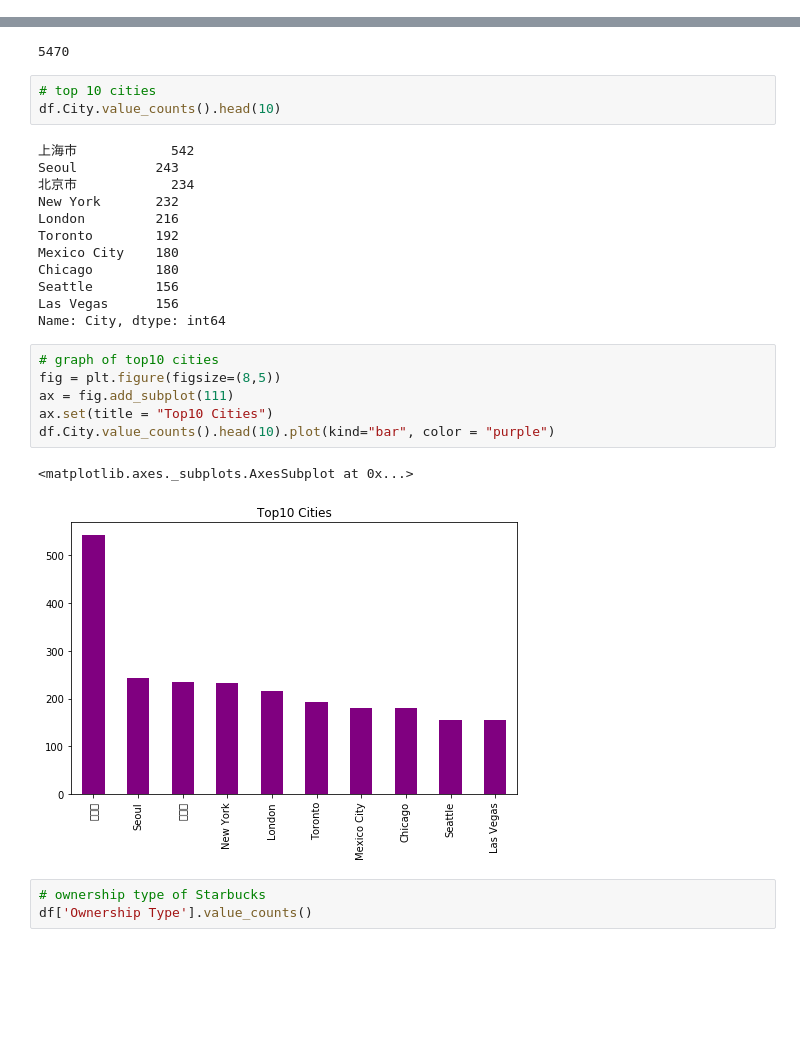
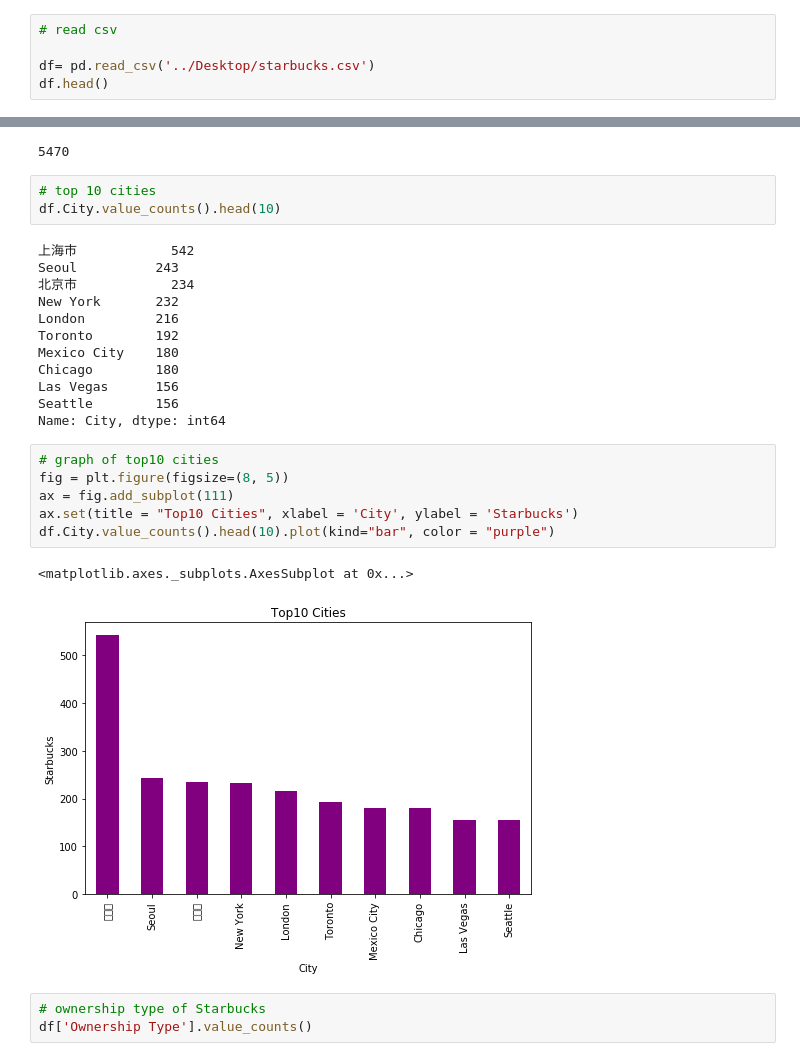
Before and after one commit to Kyungjin-Cho/Applied-Data-Science-Capstone, a Jupyter notebook: Capstone Project - The Battle of Neighborhoods.ipynb, the cells around one changed output, grey strips where cells are left out. Saved outputs shown, nothing was run; the diff lists cells and outputs as text; blank space fills up the shorter version.

```diff
--- a/Capstone Project - The Battle of Neighborhoods.ipynb
+++ b/Capstone Project - The Battle of Neighborhoods.ipynb
@@ -72,0 +93,5 @@ df.head()
+# %%
+# read csv
+
+df= pd.read_csv('../Desktop/starbucks.csv')
+df.head()
@@ -139,18 +222,18 @@ London         216
 Toronto        192
 Mexico City    180
 Chicago        180
+Las Vegas      156
 Seattle        156
-Las Vegas      156
 Name: City, dtype: int64
 # %%
 # graph of top10 cities
-fig = plt.figure(figsize=(8,5))
+fig = plt.figure(figsize=(8, 5))
 ax = fig.add_subplot(111)
-ax.set(title = "Top10 Cities")
+ax.set(title = "Top10 Cities", xlabel = 'City', ylabel = 'Starbucks')
 df.City.value_counts().head(10).plot(kind="bar", color = "purple")
 # %% [output]
 <matplotlib.axes._subplots.AxesSubplot at 0x...>
-[figure, old version]
+[figure, new version]
 # %%
 # ownership type of Starbucks
 df['Ownership Type'].value_counts()
```
Also changed, not shown: parts of 94 cells of this notebook.
